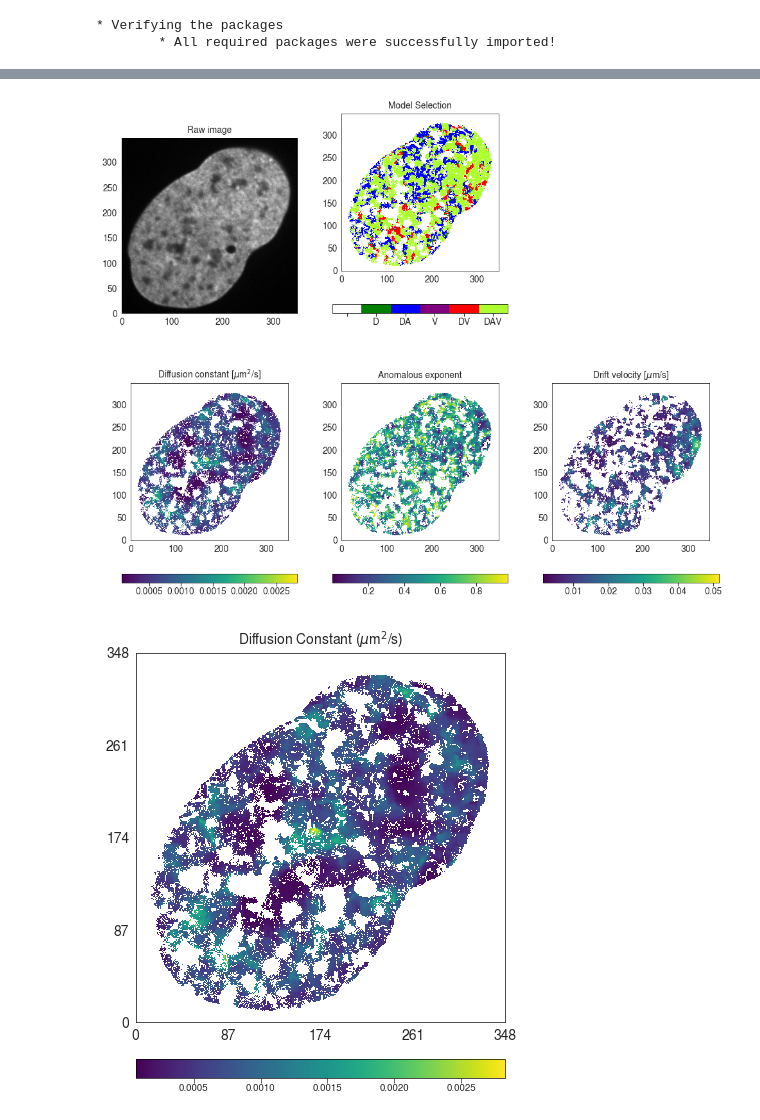
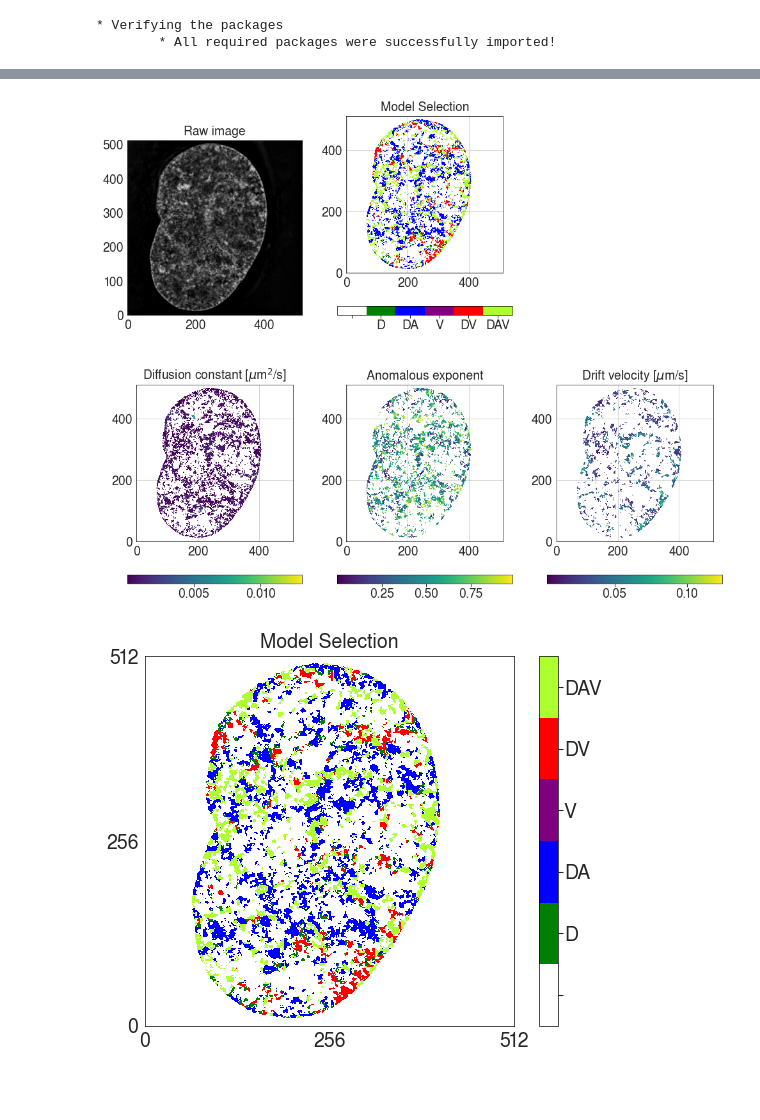
Before and after one commit to marwan-abdellah/hidpy, a Jupyter notebook: notebooks/02-hidpy-stage-1.ipynb, the cells around one changed output, grey strips where cells are left out. Cells and saved outputs as stored; diff of their text form; code cells hidden in the pictures; blank space fills up the shorter version.

Commit message:
Plotting.

```diff
--- a/notebooks/02-hidpy-stage-1.ipynb
+++ b/notebooks/02-hidpy-stage-1.ipynb
@@ -28,21 +28,22 @@ print('\t* All required packages were successfully imported!')
 # %%
 ############ INPUTS PANEL, YOU CAN EDIT THIS PANEL ############
 # Input video sequence (single sequence)
-video_sequence = '%s/../data/microscopes/h2b/u2os-h2bgfp-serum-3.avi' % os.getcwd() # parameters of this sequence: pixel_size=0.088, dt=0.200
-#video_sequence = '%s/../data/microscopes/dna/3.avi' % os.getcwd()                    # parameters of this sequence: pixel_size=0.065, dt=0.200
-nameOutput='u2os-h2bgfp-serum-3'
+video_sequence = '%s/../data/protocol/sim/sim.avi' % os.getcwd()
+
+nameOutput='sim'
 
 # Pixel threshold
-pixel_threshold = 100
+pixel_threshold = 60
 
 # Pixel size (should be in microns)
 pixel_size = 0.088
+pixel_size = 0.042
 
 # Time step (should be in seconds)
 dt = 0.200
 
 # Output directory
-root_output_directory = '%s/../output-paper/' % os.getcwd()
+root_output_directory = '%s/../output-protocol/' % os.getcwd()
 ############ INPUTS PANEL, YOU CAN EDIT THIS PANEL ############
 # %%
 ################# PLEASE DON'T EDIT THIS PANEL #################
@@ -279,11 +265,11 @@ def plot_other(matrix, matrix1, output_directory, frame_prefix, font_size=10, ti
     pyplot.clf
     fig, ax = pyplot.subplots()
 
-    print(matrix)
+
 
     # Create the ticks of the images
-    xticks = sample_range(0, matrix.shape[0], 5)
-    yticks = sample_range(0, matrix.shape[1], 5)
+    xticks = sample_range(0, matrix.shape[0], 3)
+    yticks = sample_range(0, matrix.shape[1], 3)
 
     # Show the image
     im = pyplot.imshow(matrix, interpolation='nearest',cmap='viridis',origin='lower')
@@ -376,11 +421,11 @@ fig.colorbar(img4,ax=ax[1,2],spacing='proportional',orientation='horizontal')
 ax[1,2].set_title(r'Drift velocity [$\mu$m/s]')
 
 
+plot_model_selection (img1=img1, matrix1=matrix1, output_directory=output_directory, frame_prefix='model', font_size=14, title='Model Selection')
 
+plot_other(matrix=matD, matrix1=matrix1, output_directory=output_directory, frame_prefix='mat_d', font_size=14, title=r'Diffusion Constant ($\mu$m$^2$/s)')
 
-plot_other(matrix=matD, matrix1=matrix1, output_directory='/projects/hidpy/output-paper/u2os-h2bgfp-serum-3/100_ex_ex', frame_prefix='mat_d', font_size=10, title=r'Diffusion Constant ($\mu$m$^2$/s)')
+plot_other(matrix=matA, matrix1=matrix1, output_directory=output_directory, frame_prefix='mat_a', font_size=14, title='Anomalous Exponent')
 
-plot_other(matrix=matA, matrix1=matrix1, output_directory='/projects/hidpy/output-paper/u2os-h2bgfp-serum-3/100_ex_ex', frame_prefix='mat_a', font_size=10, title='Anomalous Exponent')
-
-plot_other(matrix=matV, matrix1=matrix1, output_directory='/projects/hidpy/output-paper/u2os-h2bgfp-serum-3/100_ex_ex', frame_prefix='mat_v', font_size=10, title=r'Drift Velocity ($\mu$m/s)')
+plot_other(matrix=matV, matrix1=matrix1, output_directory=output_directory, frame_prefix='mat_v', font_size=14, title=r'Drift Velocity ($\mu$m/s)')
 # %% [output]
@@ -404,2 +432,2 @@ plot_other(matrix=matV, matrix1=matrix1, output_directory='/projects/hidpy/outpu
-[figure, old version]
+[figure, new version]
-[figure, old version]
+[figure, new version]
```
Also changed, not shown: parts of 8 cells of this notebook, 2 other files.
